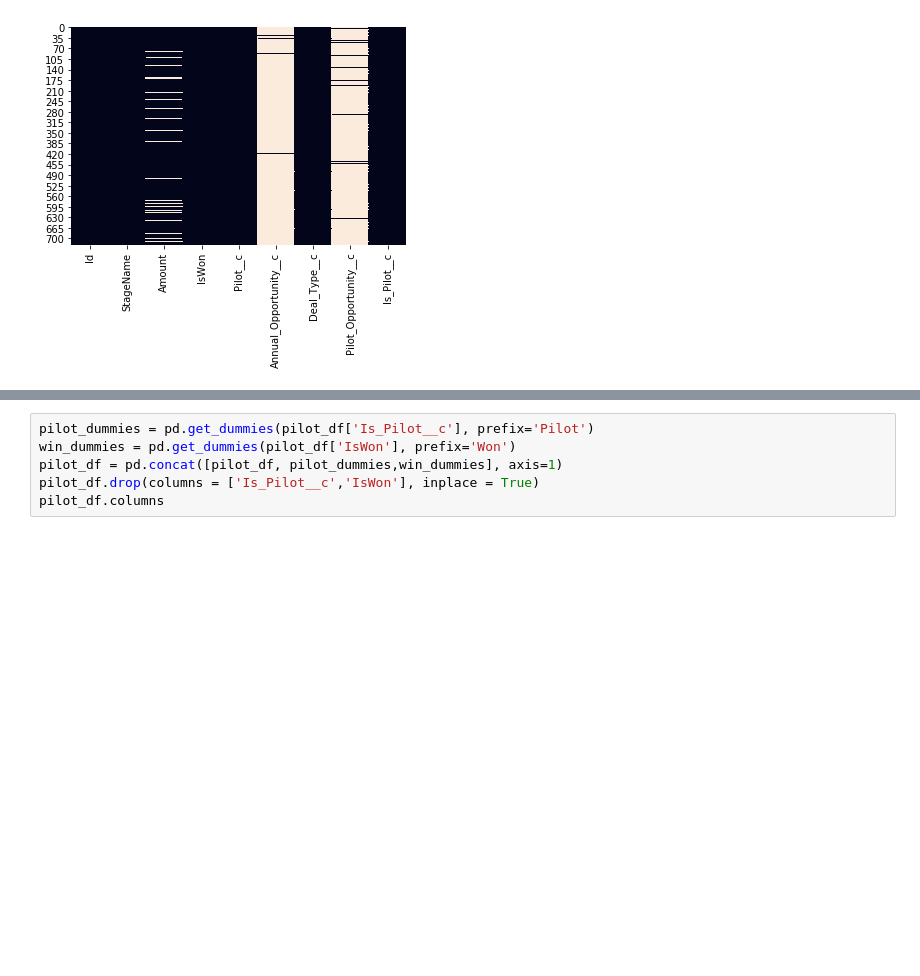
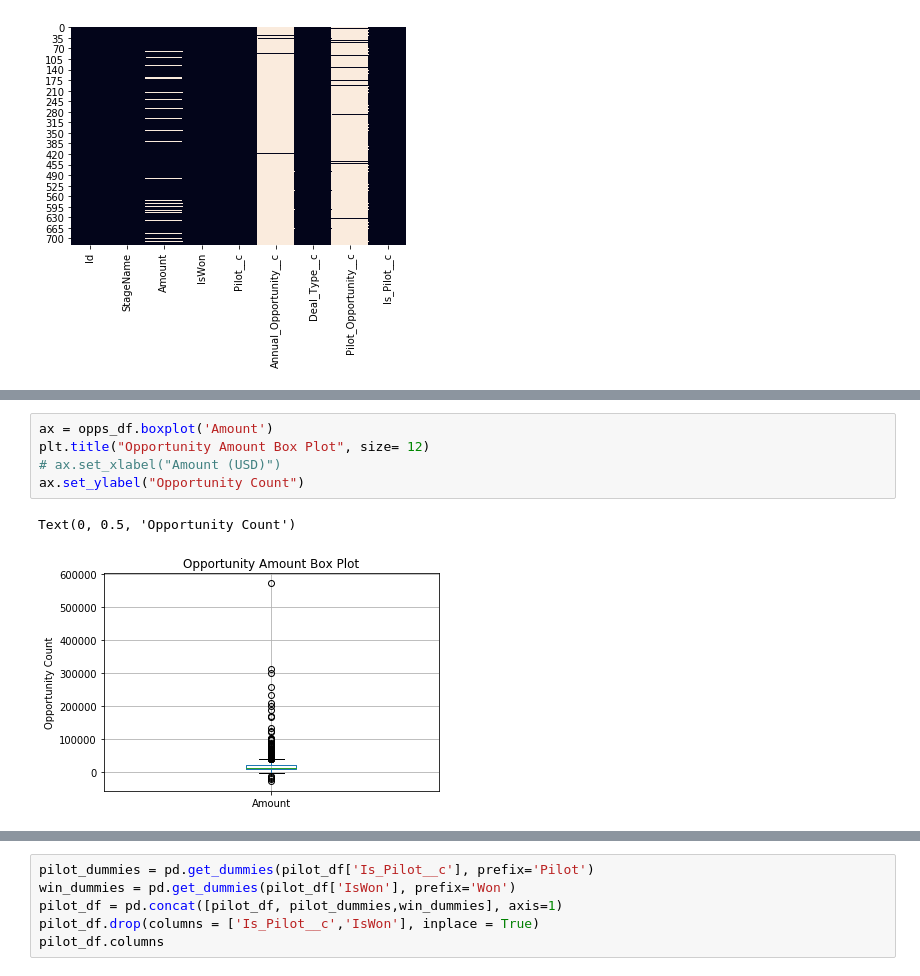
Before and after one commit to meaganlazer/Sales_Funnel, a Jupyter notebook: Binterview.ipynb, the cells around one changed output, grey strips where cells are left out. Cells and saved outputs as stored; diff of their text form; blank space fills up the shorter version.

```diff
--- a/Binterview.ipynb
+++ b/Binterview.ipynb
@@ -490,0 +405,8 @@ sns.heatmap(pilot_df.isnull(), cbar=False)
+# %%
+ax = opps_df.boxplot('Amount')
+plt.title("Opportunity Amount Box Plot", size= 12)
+# ax.set_xlabel("Amount (USD)")
+ax.set_ylabel("Opportunity Count")
+# %% [output]
+Text(0, 0.5, 'Opportunity Count')
+[figure, added]
```
Also changed, not shown: parts of 24 cells of this notebook.
